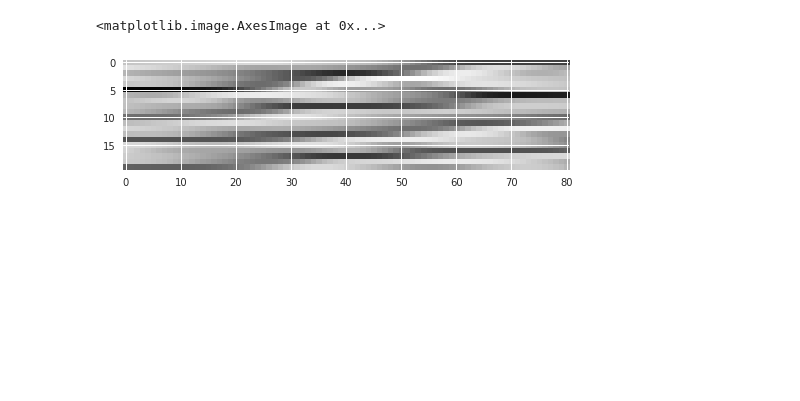
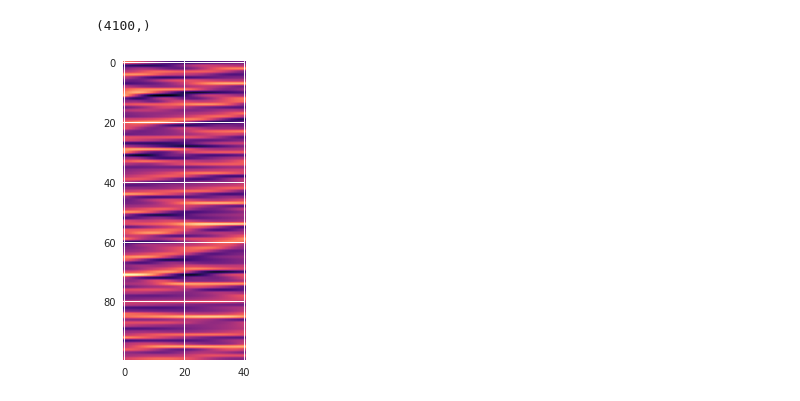
Before and after one commit to VTrappler/DA_PoC, a Jupyter notebook: notebooks/lorenz_DA.ipynb, the cells around one changed output. Drawn from its saved outputs; the diff is of its cells as text; code cells hidden in the pictures; blank space fills up the shorter version.

Commit message:
sota lorenz

```diff
--- a/notebooks/lorenz_DA.ipynb
+++ b/notebooks/lorenz_DA.ipynb
@@ -27,33 +28,28 @@ from DA_PoC.variational.gauss_newton_VarDA import data_assimilation, diagnostic_
 # %%
 rng = np.random.default_rng(seed=93)
 
-n = 20
+n = 100
 lorenz = LorenzWrapper(n)
 lorenz.lorenz_model.dt = 0.01
-assimilation_window = [0.05, 0.4, 0.6, 0.8] # 6 hours, 48 hours, 72 hours, 96 hours
+assimilation_window = [0.05, 0.4, 0.6, 0.8]  # 6 hours, 48 hours, 72 hours, 96 hours
 F = 8
-assimilation_window_timesteps = [int(wind / lorenz.lorenz_model.dt) for wind in assimilation_window]
-nobs = assimilation_window_timesteps[-1]
+assimilation_window_timesteps = [
+    int(wind / lorenz.lorenz_model.dt) for wind in assimilation_window
+]
+nobs = assimilation_window_timesteps[1]
 
-sigma_b_sq = (0.04 * F)**2 + (0.1 * np.abs(0 - F))**2
+sigma_b_sq = (0.04 * F) ** 2 + (0.1 * np.abs(0 - F)) ** 2
 charac_length = 1.5
-background_correlation = lambda x, y: np.exp(-(x-y)**2 / charac_length**2)
+background_correlation = lambda x, y: np.exp(-((x - y) ** 2) / charac_length**2)
 x, y = np.meshgrid(np.arange(n), np.arange(n))
+
 B = sigma_b_sq * background_correlation(x, y)
 B_half = np.linalg.cholesky(B)
-sigma_obs_sq = (0.04 * F)**2 + (0.1 * np.abs(0 - F))**2
+B_inv = np.linalg.inv(B)
+
+sigma_obs_sq = (0.04 * F) ** 2 + (0.1 * np.abs(0 - F)) ** 2
 R = sigma_obs_sq * np.eye(n)
 R_half = np.linalg.cholesky(R)
-plt.subplot(2, 2, 1)
-plt.imshow(B)
-plt.title('B')
-plt.subplot(2, 2, 2)
-plt.imshow(R)
-plt.title('R')
-plt.subplot(2, 2, 3)
-plt.imshow(B_half)
-plt.title('B_half')
-plt.subplot(2, 2, 4)
-plt.imshow(R_half)
-plt.title('R_half')
-plt.tight_layout()
+
+lorenz.background_error_cov_inv = B_inv
+lorenz.background = np.zeros(n)
@@ -64,9 +74,10 @@ lorenz = LorenzWrapper(n)
 x0_t = burn_model(n, 1000)
 lorenz.n_total_obs = nobs
 # %%
-history = lorenz.lorenz_model.integrate(0, x0_t, assimilation_window_timesteps[-1])
+history = lorenz.lorenz_model.integrate(0, x0_t, nobs)
 plt.imshow(history[1])
+history[1].flatten().shape
 # %% [output]
-<matplotlib.image.AxesImage at 0x...>
+(4100,)
-[figure, old version]
+[figure, new version]
 # %%
```
Also changed, not shown: parts of 21 cells of this notebook, 1 other file.
